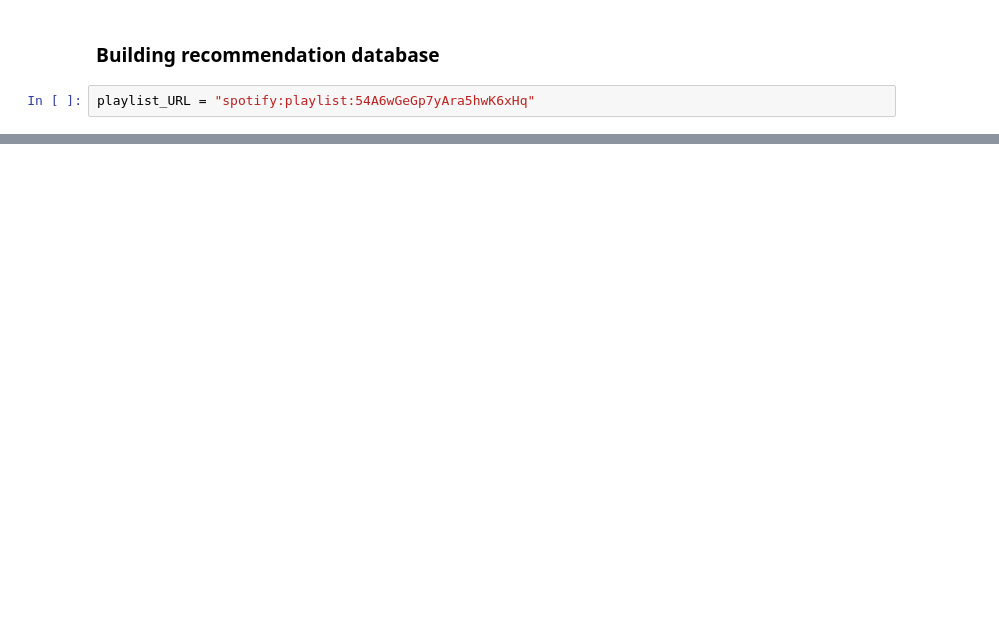
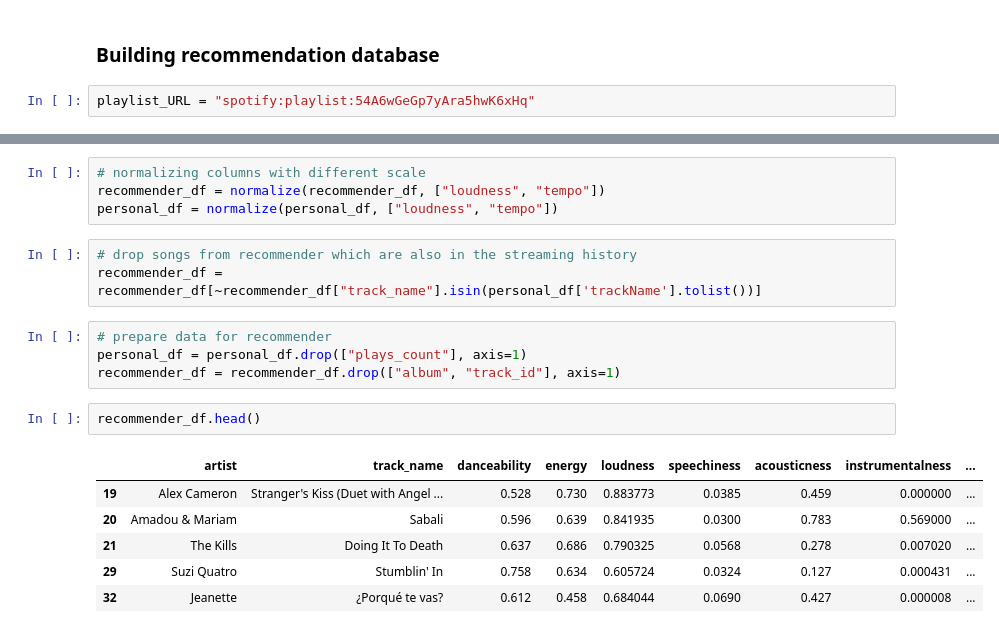
Before and after one commit to dkoterwa/spotify_app, a Jupyter notebook: spotify_api.ipynb, the cells around one changed output, grey strips where cells are left out. Cells and saved outputs as stored; diff of their text form; blank space fills up the shorter version.

```diff
--- a/spotify_api.ipynb
+++ b/spotify_api.ipynb
@@ -215,0 +243,20 @@ recommender_df.to_csv("spotify_data/playlists_data_to_recommend.csv")
+# %%
+# normalizing columns with different scale
+recommender_df = normalize(recommender_df, ["loudness", "tempo"])
+personal_df = normalize(personal_df, ["loudness", "tempo"])
+# %%
+# drop songs from recommender which are also in the streaming history
+recommender_df = recommender_df[~recommender_df["track_name"].isin(personal_df['trackName'].tolist())]
+# %%
+# prepare data for recommender
+personal_df = personal_df.drop(["plays_count"], axis=1)
+recommender_df = recommender_df.drop(["album", "track_id"], axis=1)
+# %%
+recommender_df.head()
+# %% [output]
+|  | artist | track_name | danceability | energy | loudness | speechiness | acousticness | instrumentalness | ... |
+| 19 | Alex Cameron | Stranger's Kiss (Duet with Angel ... | 0.528 | 0.730 | 0.883773 | 0.0385 | 0.459 | 0.000000 | ... |
+| 20 | Amadou & Mariam | Sabali | 0.596 | 0.639 | 0.841935 | 0.0300 | 0.783 | 0.569000 | ... |
+| 21 | The Kills | Doing It To Death | 0.637 | 0.686 | 0.790325 | 0.0568 | 0.278 | 0.007020 | ... |
+| 29 | Suzi Quatro | Stumblin' In | 0.758 | 0.634 | 0.605724 | 0.0324 | 0.127 | 0.000431 | ... |
+| 32 | Jeanette | ¿Porqué te vas? | 0.612 | 0.458 | 0.684044 | 0.0690 | 0.427 | 0.000008 | ... |
```
Also changed, not shown: parts of 29 cells of this notebook, 4 other files.
